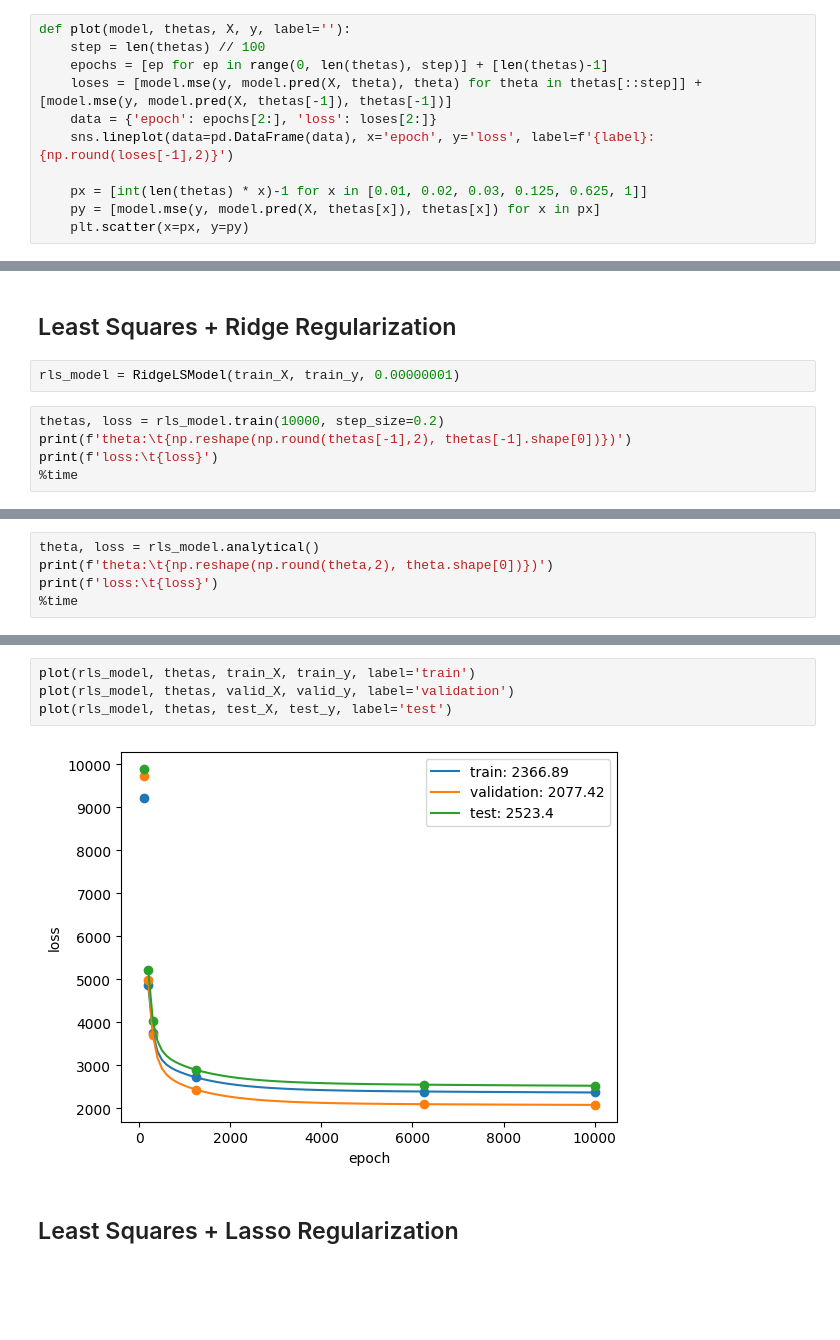
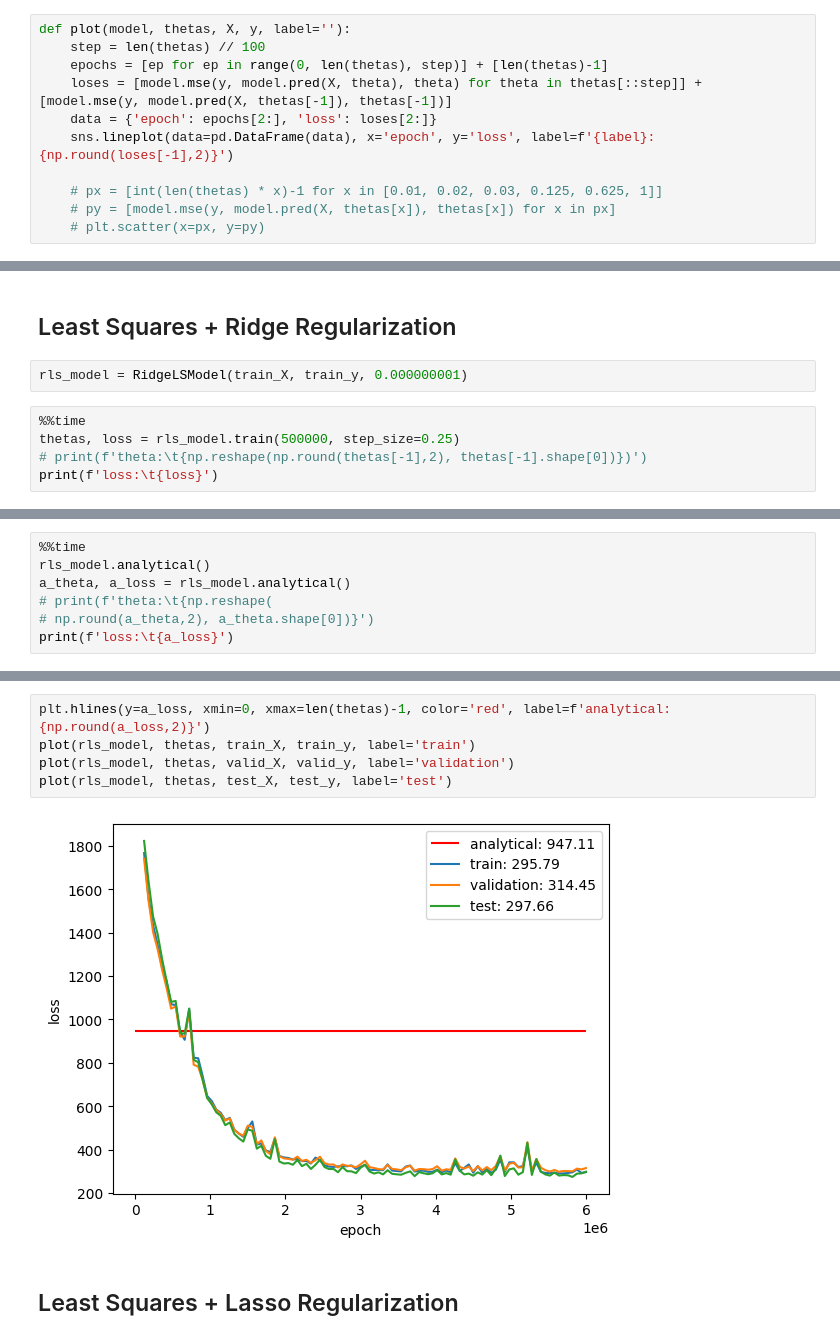
Before and after one commit to Marwyk2003/mpum_miniproject1, a Jupyter notebook: src/regression.ipynb, the cells around one changed output, grey strips where cells are left out. Saved outputs shown, nothing was run; the diff lists cells and outputs as text; blank space fills up the shorter version.

Commit message:
Retrain models

```diff
--- a/src/regression.ipynb
+++ b/src/regression.ipynb
@@ -124,9 +127,9 @@ def plot(model, thetas, X, y, label=''):
     data = {'epoch': epochs[2:], 'loss': loses[2:]}
     sns.lineplot(data=pd.DataFrame(data), x='epoch', y='loss', label=f'{label}: {np.round(loses[-1],2)}')
 
-    px = [int(len(thetas) * x)-1 for x in [0.01, 0.02, 0.03, 0.125, 0.625, 1]]
-    py = [model.mse(y, model.pred(X, thetas[x]), thetas[x]) for x in px]
-    plt.scatter(x=px, y=py)
+    # px = [int(len(thetas) * x)-1 for x in [0.01, 0.02, 0.03, 0.125, 0.625, 1]]
+    # py = [model.mse(y, model.pred(X, thetas[x]), thetas[x]) for x in px]
+    # plt.scatter(x=px, y=py)
 # %% [markdown]
 ## Least Squares + No Regularization
 # %%
@@ -170,10 +163,10 @@ plot(ls_model, thetas, test_X, test_y, label='test')
 # %% [markdown]
 ## Least Squares + Ridge Regularization
 # %%
-rls_model = RidgeLSModel(train_X, train_y, 0.00000001)
+rls_model = RidgeLSModel(train_X, train_y, 0.000000001)
 # %%
-thetas, loss = rls_model.train(10000, step_size=0.2)
-print(f'theta:\t{np.reshape(np.round(thetas[-1],2), thetas[-1].shape[0])})')
+%%time
+thetas, loss = rls_model.train(500000, step_size=0.25)
+# print(f'theta:\t{np.reshape(np.round(thetas[-1],2), thetas[-1].shape[0])})')
 print(f'loss:\t{loss}')
-%time
 # %% [output]
@@ -189,6 +176,8 @@ Wall time: 9.06 µs
 # %%
-theta, loss = rls_model.analytical()
-print(f'theta:\t{np.reshape(np.round(theta,2), theta.shape[0])})')
-print(f'loss:\t{loss}')
-%time
+%%time
+rls_model.analytical()
+a_theta, a_loss = rls_model.analytical()
+# print(f'theta:\t{np.reshape(
+# np.round(a_theta,2), a_theta.shape[0])}')
+print(f'loss:\t{a_loss}')
 # %% [output]
@@ -203,9 +187,10 @@ Wall time: 4.77 µs
 # %%
+plt.hlines(y=a_loss, xmin=0, xmax=len(thetas)-1, color='red', label=f'analytical: {np.round(a_loss,2)}')
 plot(rls_model, thetas, train_X, train_y, label='train')
 plot(rls_model, thetas, valid_X, valid_y, label='validation')
 plot(rls_model, thetas, test_X, test_y, label='test')
 # %% [output]
-[figure, old version]
+[figure, new version]
 # %% [markdown]
 ## Least Squares + Lasso Regularization
 # %%
```
Also changed, not shown: parts of 19 cells of this notebook, 1 other file.
